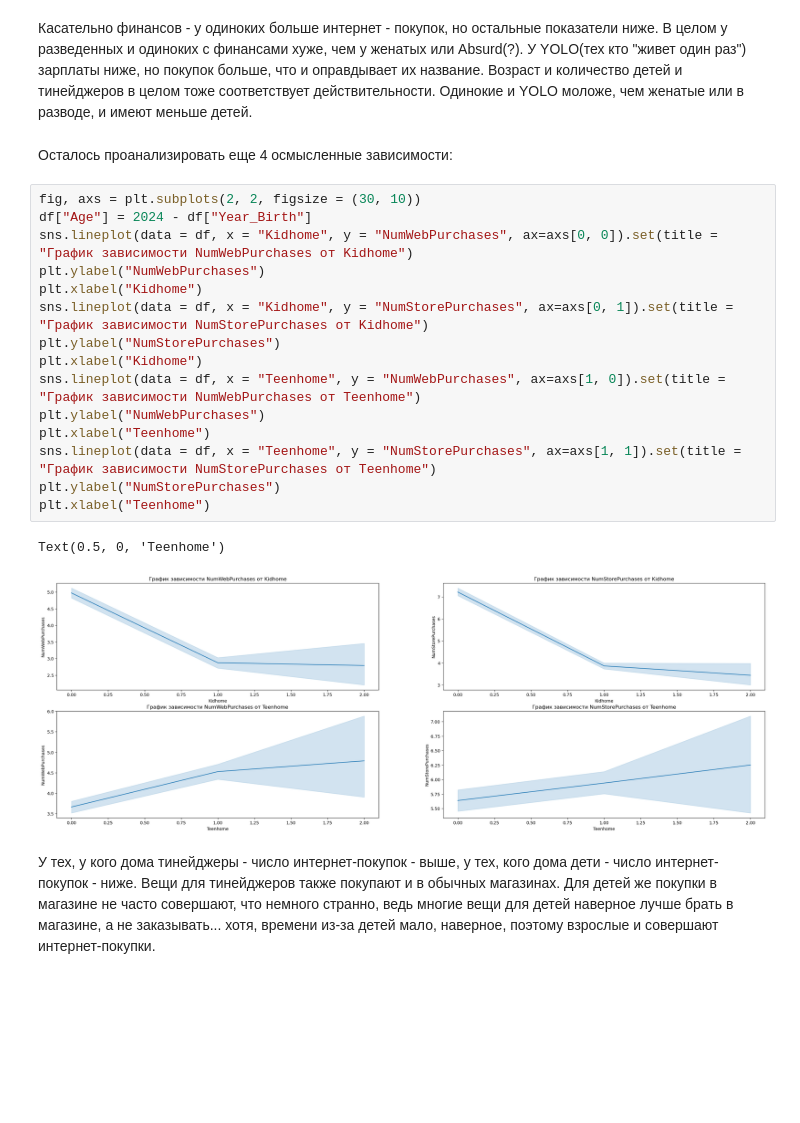
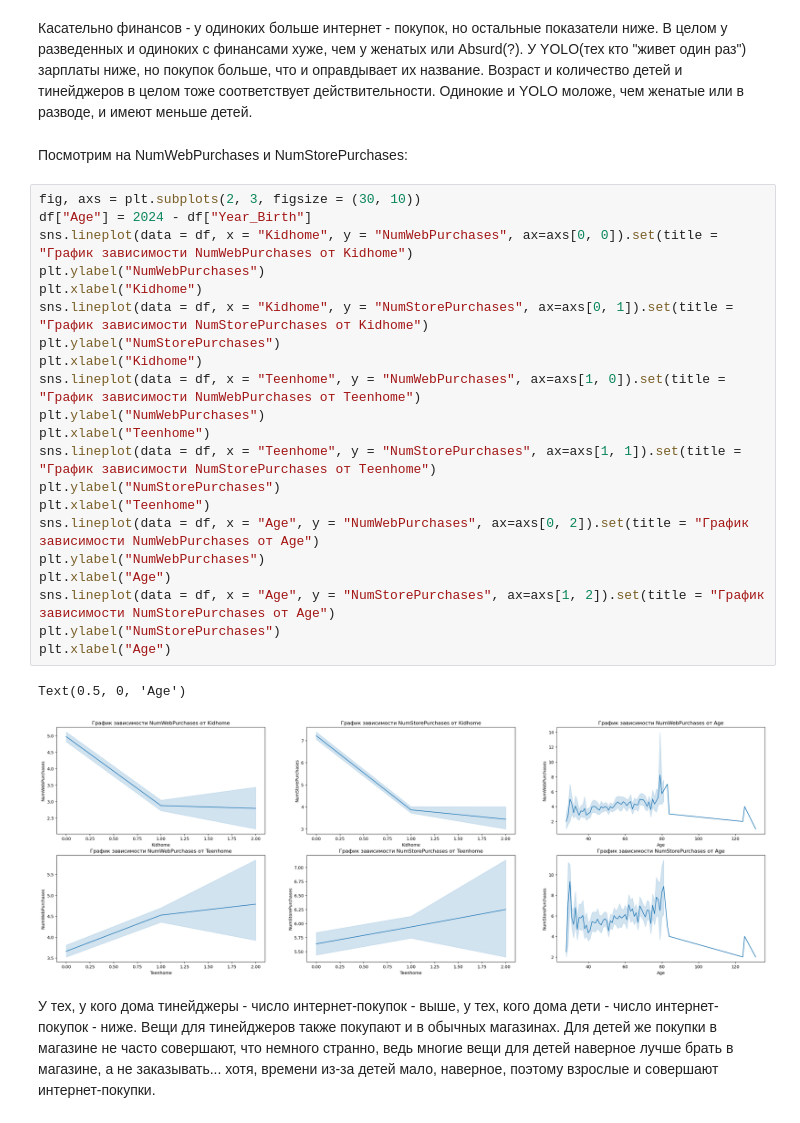
Before and after one commit to bananananacat/ML_HW, a Jupyter notebook: notebooks/02-homework.ipynb, the cells around one changed output. Saved outputs shown, nothing was run; the diff lists cells and outputs as text; blank space fills up the shorter version.

Commit message:
Исправил ошибки
Доделал Medium(стало в 2 раза больше графиков), увидел новые зависимости, улучшил хард(добавив еще фильтрацию по возрасту)

```diff
--- a/notebooks/02-homework.ipynb
+++ b/notebooks/02-homework.ipynb
@@ -77,25 +97,31 @@ Text(0.5, 0, 'Marital_Status')
 # %% [markdown]
 Касательно финансов - у одиноких больше интернет - покупок, но остальные показатели ниже. В целом у разведенных и одиноких с финансами хуже, чем у женатых или Absurd(?). У YOLO(тех кто "живет один раз") зарплаты ниже, но покупок больше, что и оправдывает их название. Возраст и количество детей и тинейджеров в целом тоже соответствует действительности. Одинокие и YOLO моложе, чем женатые или в разводе, и имеют меньше детей.
 # %% [markdown]
-Осталось проанализировать еще 4 осмысленные зависимости:
+Посмотрим на NumWebPurchases и NumStorePurchases:
 # %%
-fig, axs = plt.subplots(2, 2, figsize = (30, 10))
+fig, axs = plt.subplots(2, 3, figsize = (30, 10))
 df["Age"] = 2024 - df["Year_Birth"]
 sns.lineplot(data = df, x = "Kidhome", y = "NumWebPurchases", ax=axs[0, 0]).set(title = "График зависимости NumWebPurchases от Kidhome")
 plt.ylabel("NumWebPurchases")
 plt.xlabel("Kidhome")
 sns.lineplot(data = df, x = "Kidhome", y = "NumStorePurchases", ax=axs[0, 1]).set(title = "График зависимости NumStorePurchases от Kidhome")
 plt.ylabel("NumStorePurchases")
 plt.xlabel("Kidhome")
 sns.lineplot(data = df, x = "Teenhome", y = "NumWebPurchases", ax=axs[1, 0]).set(title = "График зависимости NumWebPurchases от Teenhome")
 plt.ylabel("NumWebPurchases")
 plt.xlabel("Teenhome")
 sns.lineplot(data = df, x = "Teenhome", y = "NumStorePurchases", ax=axs[1, 1]).set(title = "График зависимости NumStorePurchases от Teenhome")
 plt.ylabel("NumStorePurchases")
 plt.xlabel("Teenhome")
+sns.lineplot(data = df, x = "Age", y = "NumWebPurchases", ax=axs[0, 2]).set(title = "График зависимости NumWebPurchases от Age")
+plt.ylabel("NumWebPurchases")
+plt.xlabel("Age")
+sns.lineplot(data = df, x = "Age", y = "NumStorePurchases", ax=axs[1, 2]).set(title = "График зависимости NumStorePurchases от Age")
+plt.ylabel("NumStorePurchases")
+plt.xlabel("Age")
 # %% [output]
-Text(0.5, 0, 'Teenhome')
+Text(0.5, 0, 'Age')
-[figure, old version]
+[figure, new version]
 # %% [markdown]
 У тех, у кого дома тинейджеры - число интернет-покупок - выше, у тех, кого дома дети - число интернет-покупок - ниже.
 Вещи для тинейджеров также покупают и в обычных магазинах. Для детей же покупки в магазине не часто совершают, что немного странно, ведь многие вещи для детей наверное лучше брать в магазине, а не заказывать... хотя, времени из-за детей мало, наверное, поэтому взрослые и совершают интернет-покупки.
```
Also changed, not shown: parts of 14 cells of this notebook.
